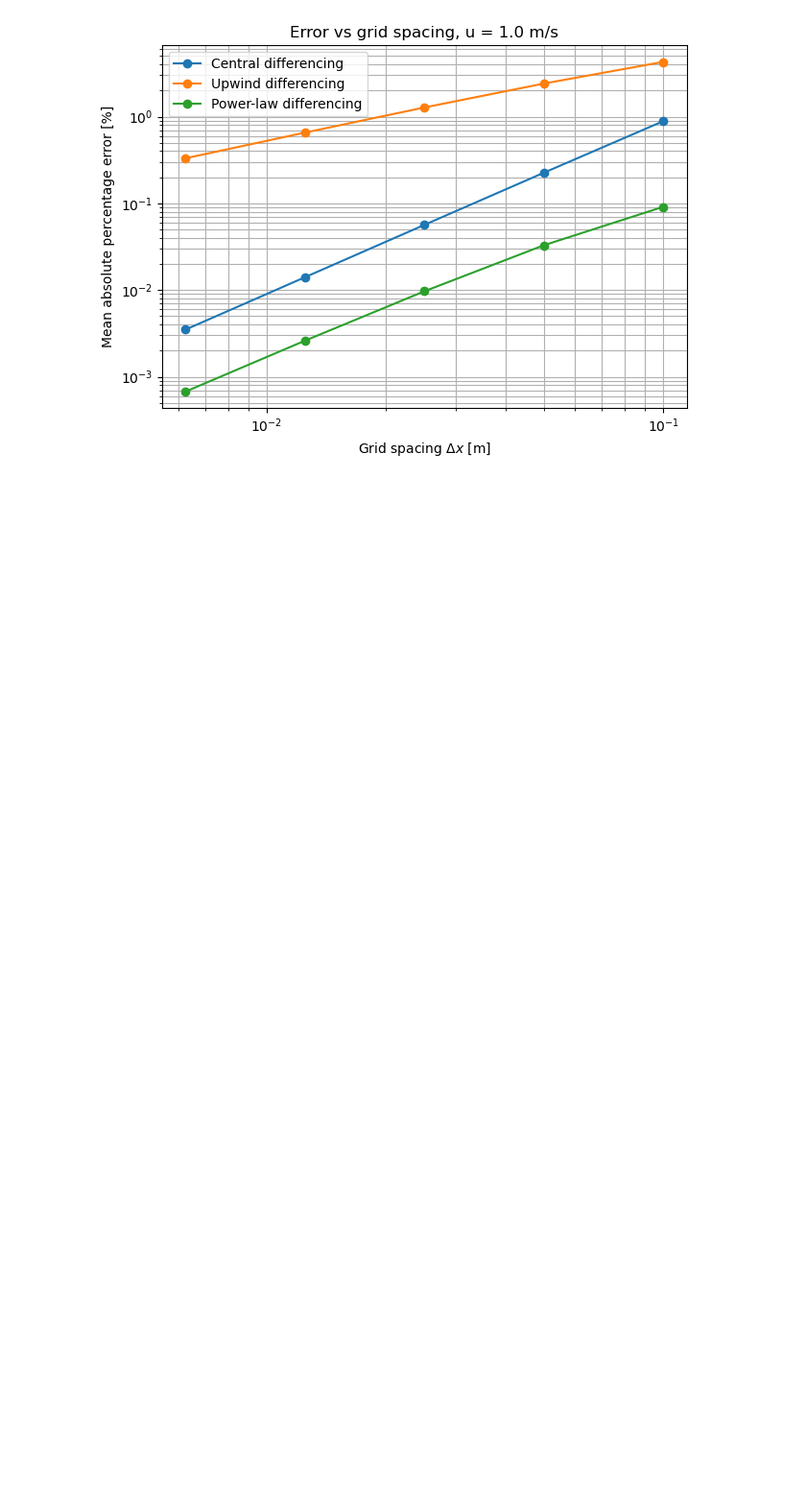
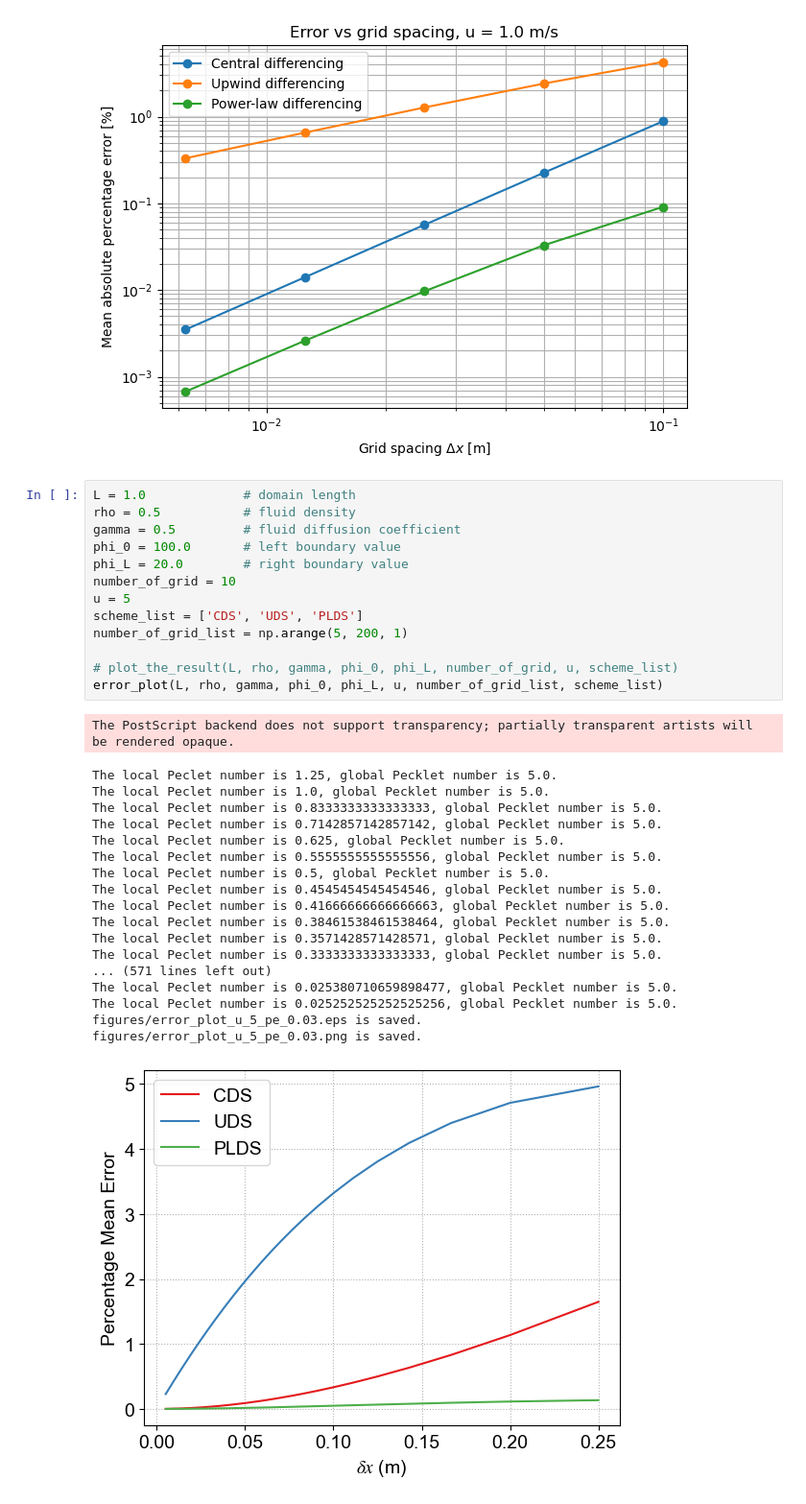
Before and after one commit to Yingfangeng/CFD_project_1, a Jupyter notebook: visualisation.ipynb, the cells around one changed output. Shown at 96% size. Cells and saved outputs as stored; diff of their text form; blank space fills up the shorter version.

Commit message:
core code and visualisation code written

```diff
--- a/visualisation.ipynb
+++ b/visualisation.ipynb
@@ -76,3 +75,36 @@ plt.show()
 [figure]
 [figure]
 [figure]
+# %%
+L = 1.0             # domain length
+rho = 0.5           # fluid density
+gamma = 0.5         # fluid diffusion coefficient
+phi_0 = 100.0       # left boundary value
+phi_L = 20.0        # right boundary value
+number_of_grid = 10
+u = 5
+scheme_list = ['CDS', 'UDS', 'PLDS']
+number_of_grid_list = np.arange(5, 200, 1)
+
+# plot_the_result(L, rho, gamma, phi_0, phi_L, number_of_grid, u, scheme_list)
+error_plot(L, rho, gamma, phi_0, phi_L, u, number_of_grid_list, scheme_list)
+# %% [output]
+The PostScript backend does not support transparency; partially transparent artists will be rendered opaque.
+The local Peclet number is 1.25, global Pecklet number is 5.0.
+The local Peclet number is 1.0, global Pecklet number is 5.0.
+The local Peclet number is 0.8333333333333333, global Pecklet number is 5.0.
+The local Peclet number is 0.7142857142857142, global Pecklet number is 5.0.
+The local Peclet number is 0.625, global Pecklet number is 5.0.
+The local Peclet number is 0.5555555555555556, global Pecklet number is 5.0.
+The local Peclet number is 0.5, global Pecklet number is 5.0.
+The local Peclet number is 0.4545454545454546, global Pecklet number is 5.0.
+The local Peclet number is 0.41666666666666663, global Pecklet number is 5.0.
+The local Peclet number is 0.38461538461538464, global Pecklet number is 5.0.
+The local Peclet number is 0.3571428571428571, global Pecklet number is 5.0.
+The local Peclet number is 0.3333333333333333, global Pecklet number is 5.0.
+... (571 lines left out)
+The local Peclet number is 0.025380710659898477, global Pecklet number is 5.0.
+The local Peclet number is 0.025252525252525256, global Pecklet number is 5.0.
+figures/error_plot_u_5_pe_0.03.eps is saved.
+figures/error_plot_u_5_pe_0.03.png is saved.
+[figure, added]
```
Also changed, not shown: parts of 1 cell of this notebook, 4 other files.
